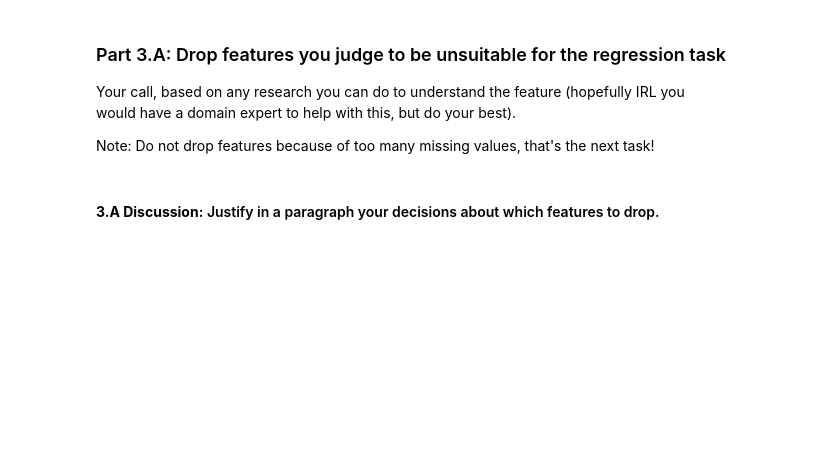
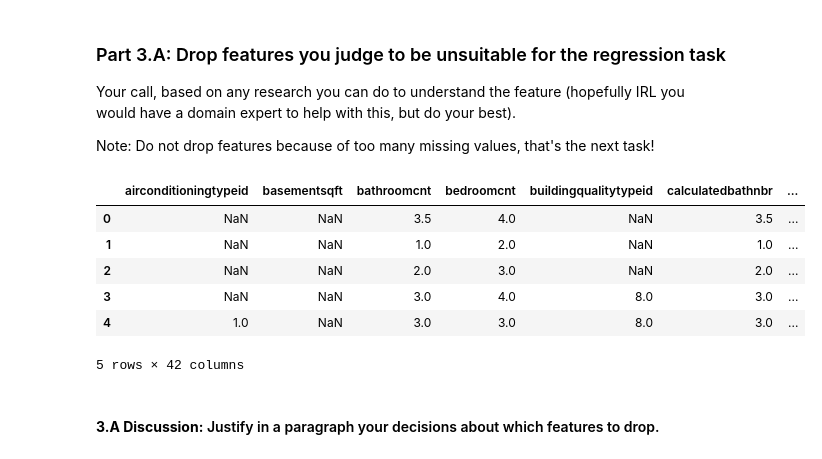
Before and after one commit to LeeMcFarling/Module_3_Milestone_1, a Jupyter notebook: Milestone_01.ipynb, the cells around one changed output. Cells and saved outputs as stored; diff of their text form; code cells hidden in the pictures; blank space fills up the shorter version.

Commit message:
change: part 2A reviewed and

```diff
--- a/Milestone_01.ipynb
+++ b/Milestone_01.ipynb
@@ -381,3 +508,49 @@ plt.tight_layout()
 Your call, based on any research you can do to understand the feature (hopefully IRL you would have a domain expert to help with this, but do your best).
 
 Note: Do not drop features because of too many missing values, that's the next task!
+# %%
+#######################################
+# Drop and create some new features:
+#######################################
+# Create a copy of the original DataFrame
+df_clean = df.copy()
+
+# Create new features based on yearbuilt:
+# Compute property age using 2016 as the assessment year
+df_clean['propertyage'] = 2016 - df_clean['yearbuilt']
+
+# Optionally, group yearbuilt by decade (e.g., 1900s, 1910s, etc.)
+df_clean['yearbuilt_decade'] = (df_clean['yearbuilt'] // 10) * 10
+
+# List of columns to drop:
+columns_to_drop = [
+    "architecturalstyletypeid", # 5 unique values, very few rows populated (208)
+    "assessmentyear",           # Only one value, 2016
+    "buildingclasstypeid",      # 2 unique values, very few rows populated
+    "storytypeid",              # 1 unique value in 350 rows
+    "parcelid",                 # Unique identifier; not useful for ML
+    "rawcensustractandblock",   # Unprocessed census tract and block; ~39k unique IDs
+    "censustractandblock",      # Processed census tract and block; ~39k unique IDs
+    "latitude",                 # Out of scope
+    "longitude",                # Out of scope
+    "propertyzoningdesc",       # 1908 unique text codes with unknown meaning
+    "regionidneighborhood",     # 480 unique values
+    "regionidzip",              # 389 unique values (could be grouped, but not for this milestone)
+    "regionidcity",             # 175 unique values (encoding manageable, but not part of this milestone)
+    "yearbuilt",                # Already used to compute propertyage and yearbuilt_decade
+    "propertycountylandusecode" # 75 unknown IDs
+]
+
+# Drop the listed columns from the copy
+df_clean = df_clean.drop(columns=columns_to_drop)
+
+# Check the updated DataFrame structure
+df_clean.head()
+# %% [output]
+|  | airconditioningtypeid | basementsqft | bathroomcnt | bedroomcnt | buildingqualitytypeid | calculatedbathnbr | ... |
+| 0 | NaN | NaN | 3.5 | 4.0 | NaN | 3.5 | ... |
+| 1 | NaN | NaN | 1.0 | 2.0 | NaN | 1.0 | ... |
+| 2 | NaN | NaN | 2.0 | 3.0 | NaN | 2.0 | ... |
+| 3 | NaN | NaN | 3.0 | 4.0 | 8.0 | 3.0 | ... |
+| 4 | 1.0 | NaN | 3.0 | 3.0 | 8.0 | 3.0 | ... |
+5 rows × 42 columns
```
Also changed, not shown: parts of 11 cells of this notebook.
